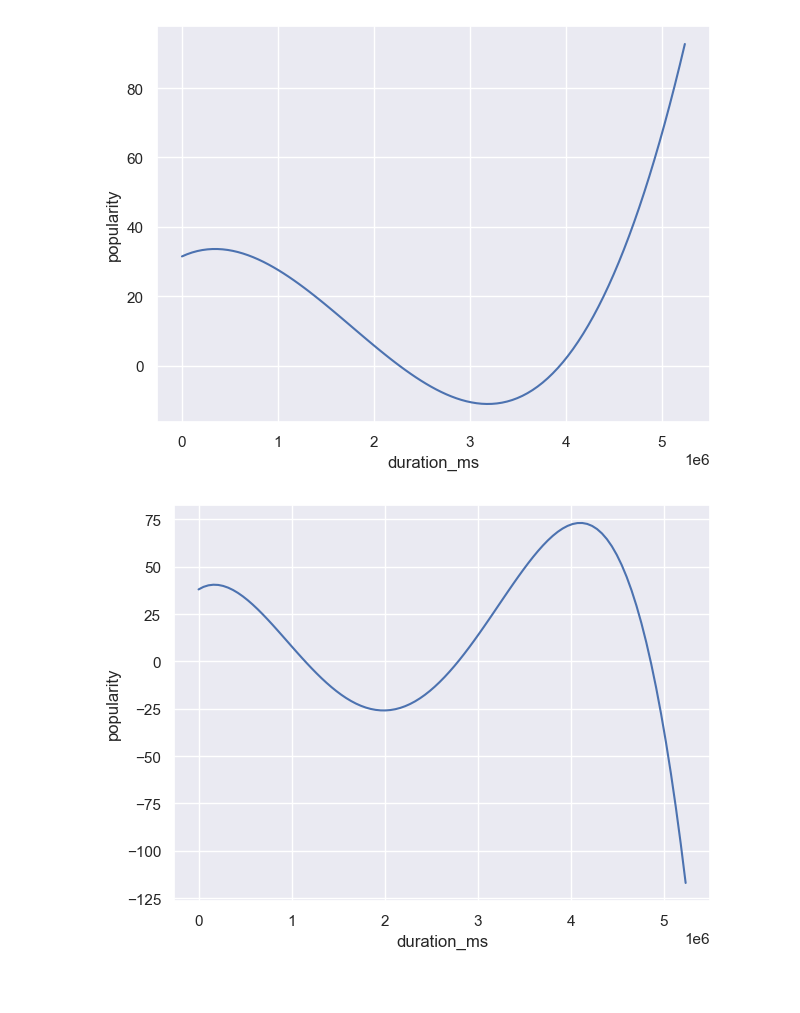
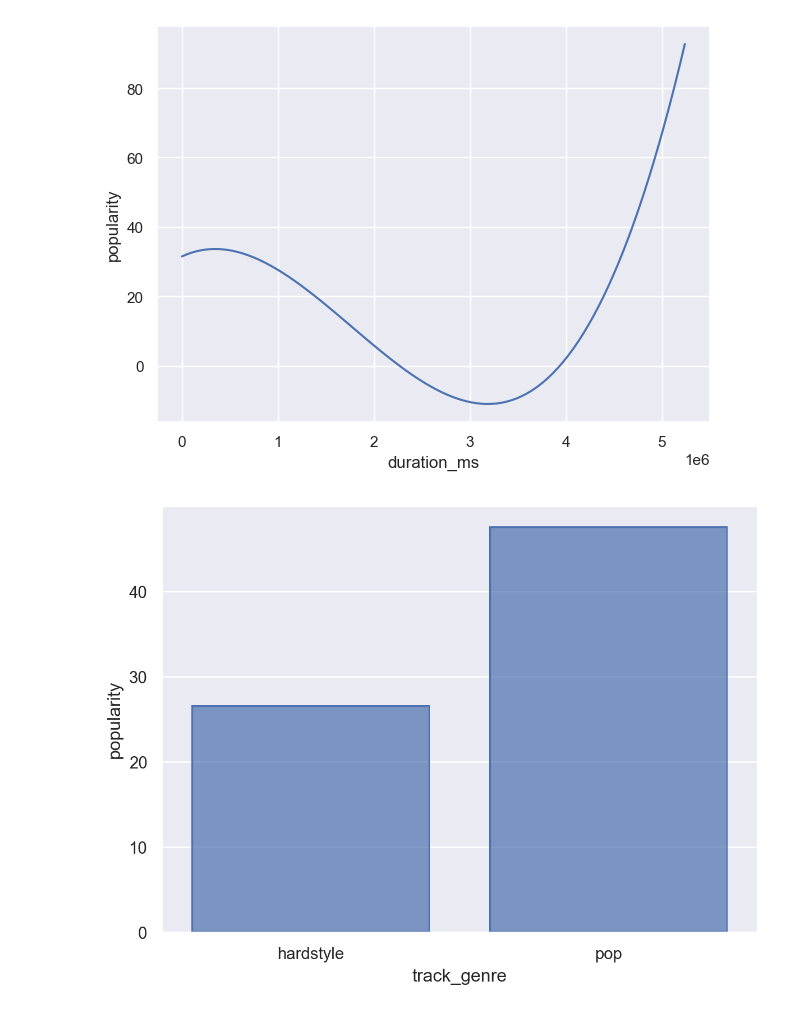
Before and after one commit to blqnk3d/DSAI_Project, a Jupyter notebook: eckl_analystics.ipynb, the cells around one changed output. Drawn from its saved outputs; the diff is of its cells as text; code cells hidden in the pictures; blank space fills up the shorter version.

```diff
--- a/eckl_analystics.ipynb
+++ b/eckl_analystics.ipynb
@@ -49,13 +47,14 @@ sns.scatterplot(data=dataFrm, x='duration_ms', y='popularity')
 # %% [output]
 [figure]
 # %%
-max_popularity = dataFrm.groupby('duration_ms')['popularity'].max().reset_index()
+filtered_genres = dataFrm[dataFrm['track_genre'].isin(['pop', 'hardstyle'])]
 
 (
-    so.Plot(max_popularity, x='duration_ms', y='popularity')
-    #.add(so.Dots())  # Punkte für die maximalen Daten
-    .add(so.Line(), so.PolyFit(order=4))  # Linie, die die maximalen Werte verbindet
-    .show()  # Zeigt den Plot
+    so.Plot(filtered_genres, x="track_genre", y="popularity")
+    .add(so.Bar(), so.Agg())
 )
+
+# Erklärung:
+# Dieses Plot zeigt, dass Pop-Tracks tendenziell beliebter sind als Dance-Tracks.
 # %% [output]
-[figure, old version]
+[figure, new version]
```
Also changed, not shown: parts of 4 cells of this notebook.
